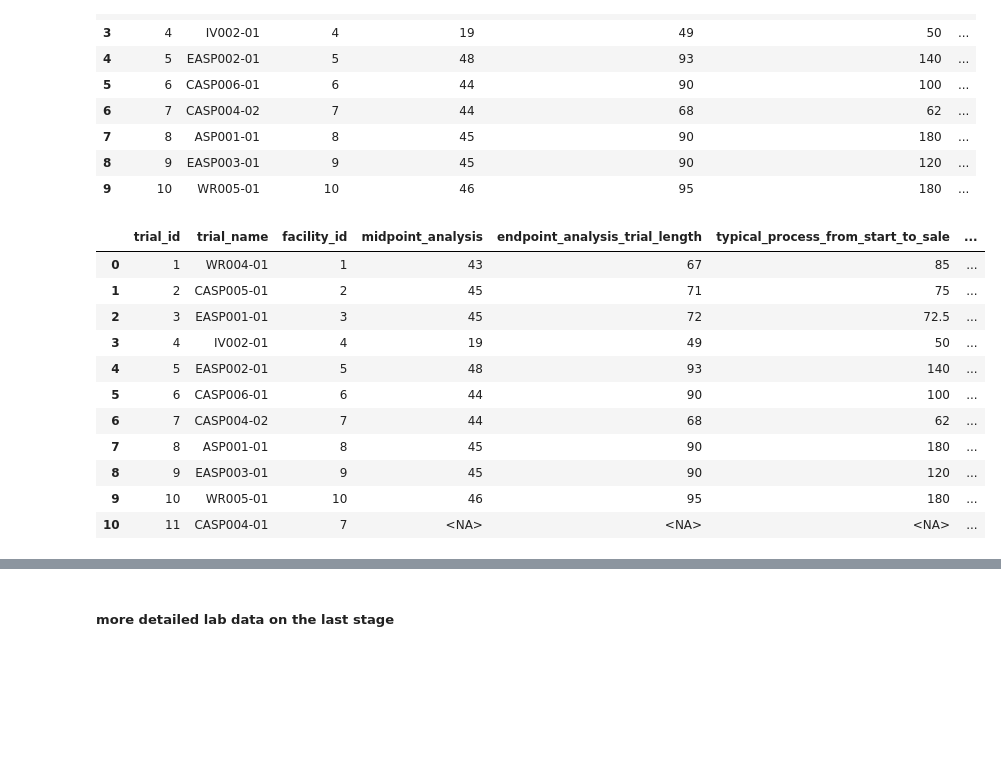
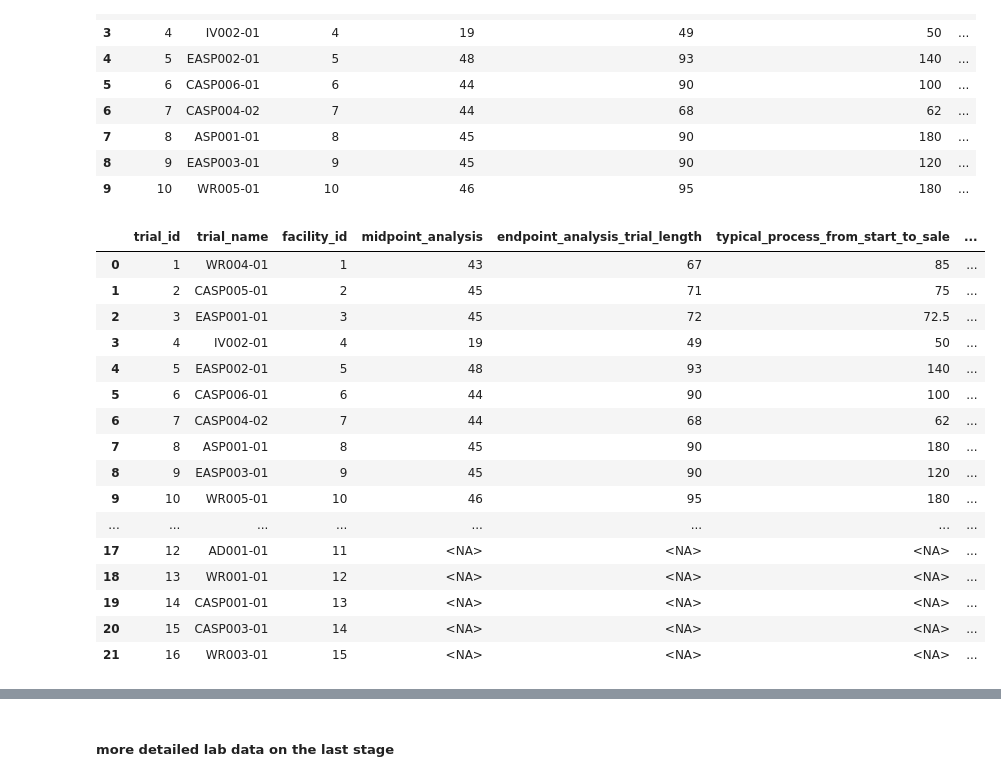
Before and after one commit to uchicago-dsi/compostable-disintegration-analysis, a Jupyter notebook: notebooks/add_facility_trial_trial_conditions.ipynb, the cells around one changed output, grey strips where cells are left out. Cells and saved outputs as stored; diff of their text form; code cells hidden in the pictures; blank space fills up the shorter version.

Commit message:
update notebook and dataset

```diff
--- a/notebooks/add_facility_trial_trial_conditions.ipynb
+++ b/notebooks/add_facility_trial_trial_conditions.ipynb
@@ -536,33 +555,36 @@ trial
 | 8 | 9 | EASP003-01 | 9 | 45 | 90 | 120 | ... |
 | 9 | 10 | WR005-01 | 10 | 46 | 95 | 180 | ... |
 # %%
-# Add CASO004-01
-new_row_data = {
-    'trial_id': [11],
-    'trial_name': ['CASP004-01'],
-    'facility_id': [7],
-    'midpoint_analysis': [pd.NA],
-    'endpoint_analysis_trial_length': [pd.NA],
-    'typical_process_from_start_to_sale': [pd.NA],
-    '%_trial_length_to_typical_process': [pd.NA]
+# Add CASO004-01 and other 5 trials
+new_rows = {
+    'trial_id': list(range(11, 17)),
+    'trial_name': ['CASP004-01', 'AD001-01', 'WR001-01', 'CASP001-01', 'CASP003-01', 'WR003-01'],
+    'facility_id': [7] + list(range(11, 16)),
+    'midpoint_analysis': [pd.NA] * 6,
+    'endpoint_analysis_trial_length': [pd.NA] * 6,
+    'typical_process_from_start_to_sale': [pd.NA] * 6,
+    '%_trial_length_to_typical_process': [pd.NA] * 6
 }
-new_row_df = pd.DataFrame(new_row_data)
+new_row_df = pd.DataFrame(new_rows)
 
 trial = pd.concat([trial, new_row_df], ignore_index=True)
 
-trial.to_csv('/Users/cecilia/Desktop/2024-winter-compostable/data/finalized_datasets/trials.csv', index=False)
-
 trial
 # %% [output]
 |  | trial_id | trial_name | facility_id | midpoint_analysis | endpoint_analysis_trial_length | typical_process_from_start_to_sale | ... |
 | 0 | 1 | WR004-01 | 1 | 43 | 67 | 85 | ... |
 | 1 | 2 | CASP005-01 | 2 | 45 | 71 | 75 | ... |
 | 2 | 3 | EASP001-01 | 3 | 45 | 72 | 72.5 | ... |
 | 3 | 4 | IV002-01 | 4 | 19 | 49 | 50 | ... |
 | 4 | 5 | EASP002-01 | 5 | 48 | 93 | 140 | ... |
 | 5 | 6 | CASP006-01 | 6 | 44 | 90 | 100 | ... |
 | 6 | 7 | CASP004-02 | 7 | 44 | 68 | 62 | ... |
 | 7 | 8 | ASP001-01 | 8 | 45 | 90 | 180 | ... |
 | 8 | 9 | EASP003-01 | 9 | 45 | 90 | 120 | ... |
 | 9 | 10 | WR005-01 | 10 | 46 | 95 | 180 | ... |
-| 10 | 11 | CASP004-01 | 7 | <NA> | <NA> | <NA> | ... |
+| ... | ... | ... | ... | ... | ... | ... | ... |
+| 17 | 12 | AD001-01 | 11 | <NA> | <NA> | <NA> | ... |
+| 18 | 13 | WR001-01 | 12 | <NA> | <NA> | <NA> | ... |
+| 19 | 14 | CASP001-01 | 13 | <NA> | <NA> | <NA> | ... |
+| 20 | 15 | CASP003-01 | 14 | <NA> | <NA> | <NA> | ... |
+| 21 | 16 | WR003-01 | 15 | <NA> | <NA> | <NA> | ... |
```
Also changed, not shown: parts of 15 cells of this notebook, 2 other files.
